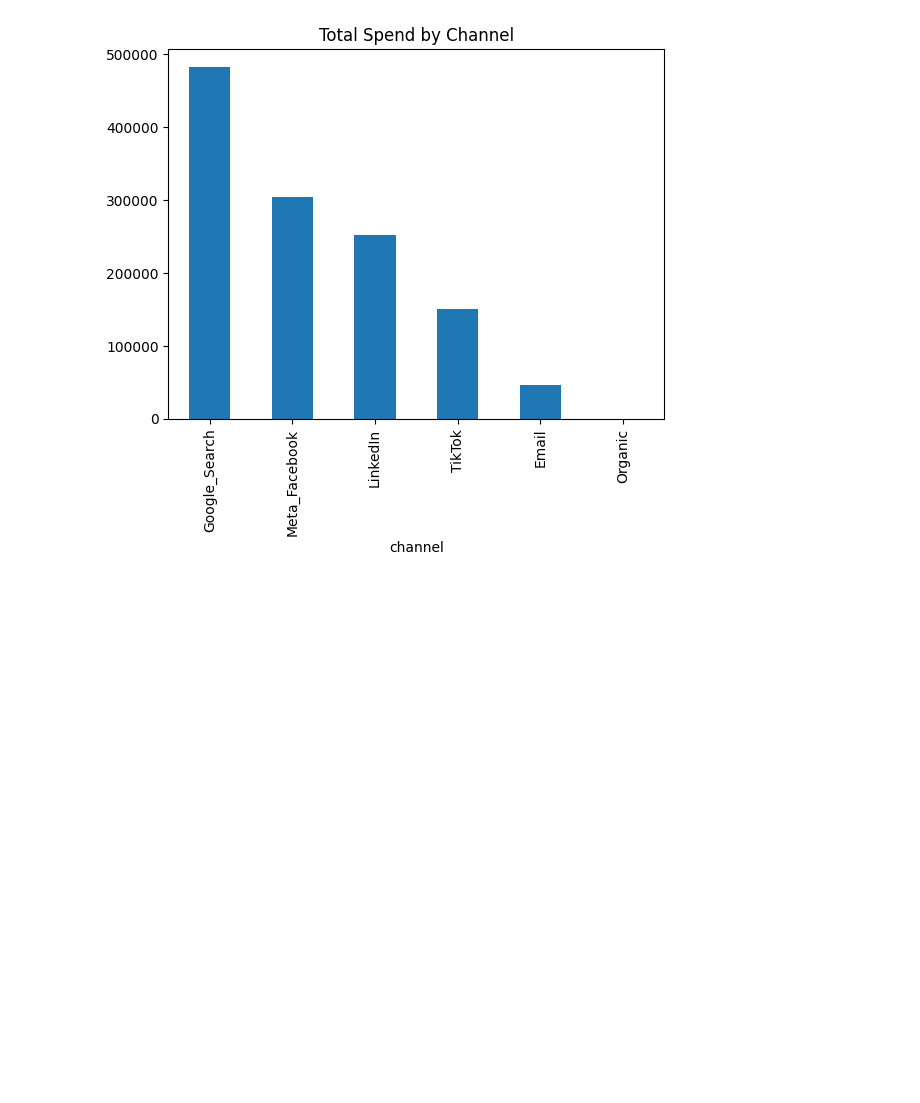
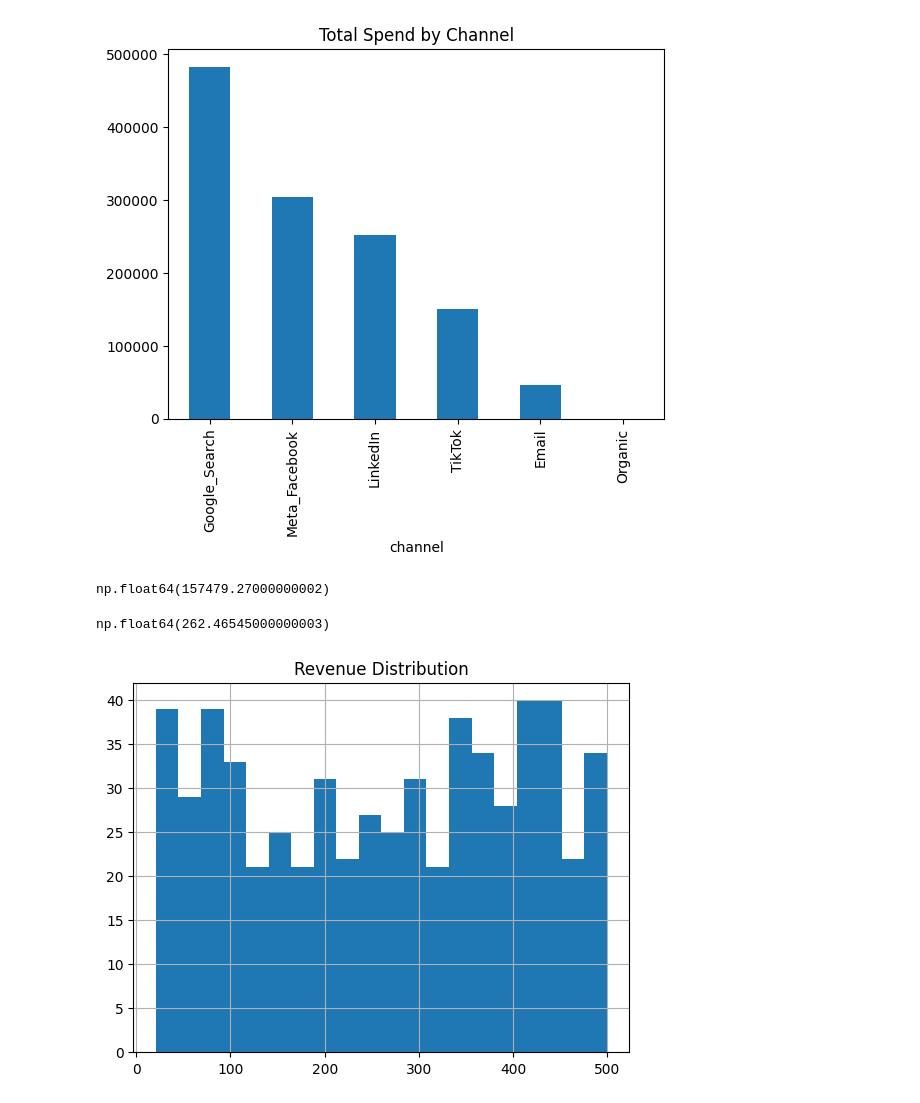
Before and after one commit to banerjee109/Infotact-Data-Team-2, a Jupyter notebook: notebook/EDA.ipynb, the cells around one changed output. Cells and saved outputs as stored; diff of their text form; code cells hidden in the pictures; blank space fills up the shorter version.

Commit message:
Analyze conversion revenue metrics

```diff
--- a/notebook/EDA.ipynb
+++ b/notebook/EDA.ipynb
@@ -85,3 +85,19 @@ plt.title("Total Spend by Channel")
 plt.show()
 # %% [output]
 [figure]
+# %%
+crm_df["revenue_usd"].sum()
+# %% [output]
+np.float64(157479.27000000002)
+# %%
+crm_df["revenue_usd"].mean()
+# %% [output]
+np.float64(262.46545000000003)
+# %%
+crm_df["revenue_usd"].hist(bins=20)
+
+plt.title("Revenue Distribution")
+
+plt.show()
+# %% [output]
+[figure, added]
```
